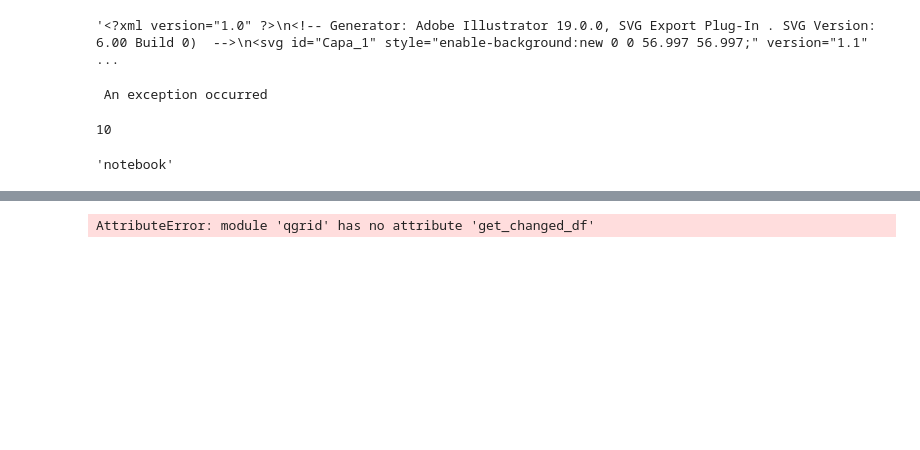
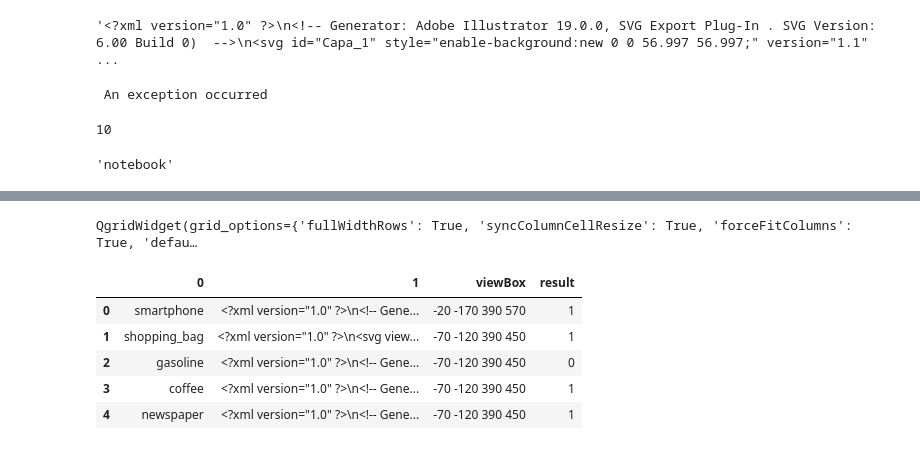
Before and after one commit to anuragbejju/anuragbejju.github.io, a Jupyter notebook: Untitled.ipynb, the cells around one changed output, grey strips where cells are left out. Drawn from its saved outputs; the diff is of its cells as text; code cells hidden in the pictures; blank space fills up the shorter version.

```diff
--- a/Untitled.ipynb
+++ b/Untitled.ipynb
@@ -100,4 +98,7 @@ QgridWidget(grid_options={'fullWidthRows': True, 'syncColumnCellResize': True, '
+# %%
+ndf
+#new_df = qgrid.get_changed_df()
+# %% [output]
+QgridWidget(grid_options={'fullWidthRows': True, 'syncColumnCellResize': True, 'forceFitColumns': True, 'defau…
 # %%
-new_df = qgrid.get_changed_df()
+new_df = ndf.get_changed_df()
-# %% [output]
-AttributeError: module 'qgrid' has no attribute 'get_changed_df'
@@ -106,0 +105,9 @@ AttributeError: module 'qgrid' has no attribute 'get_changed_df'
+# %%
+new_df.head()
+# %% [output]
+|  | 0 | 1 | viewBox | result |
+| 0 | smartphone | <?xml version="1.0" ?>\n<!-- Gene... | -20 -170 390 570 | 1 |
+| 1 | shopping_bag | <?xml version="1.0" ?>\n<svg view... | -70 -120 390 450 | 1 |
+| 2 | gasoline | <?xml version="1.0" ?>\n<!-- Gene... | -70 -120 390 450 | 0 |
+| 3 | coffee | <?xml version="1.0" ?>\n<!-- Gene... | -70 -120 390 450 | 1 |
+| 4 | newspaper | <?xml version="1.0" ?>\n<!-- Gene... | -70 -120 390 450 | 1 |
```
Also changed, not shown: parts of 3 cells of this notebook, 3 other files.
